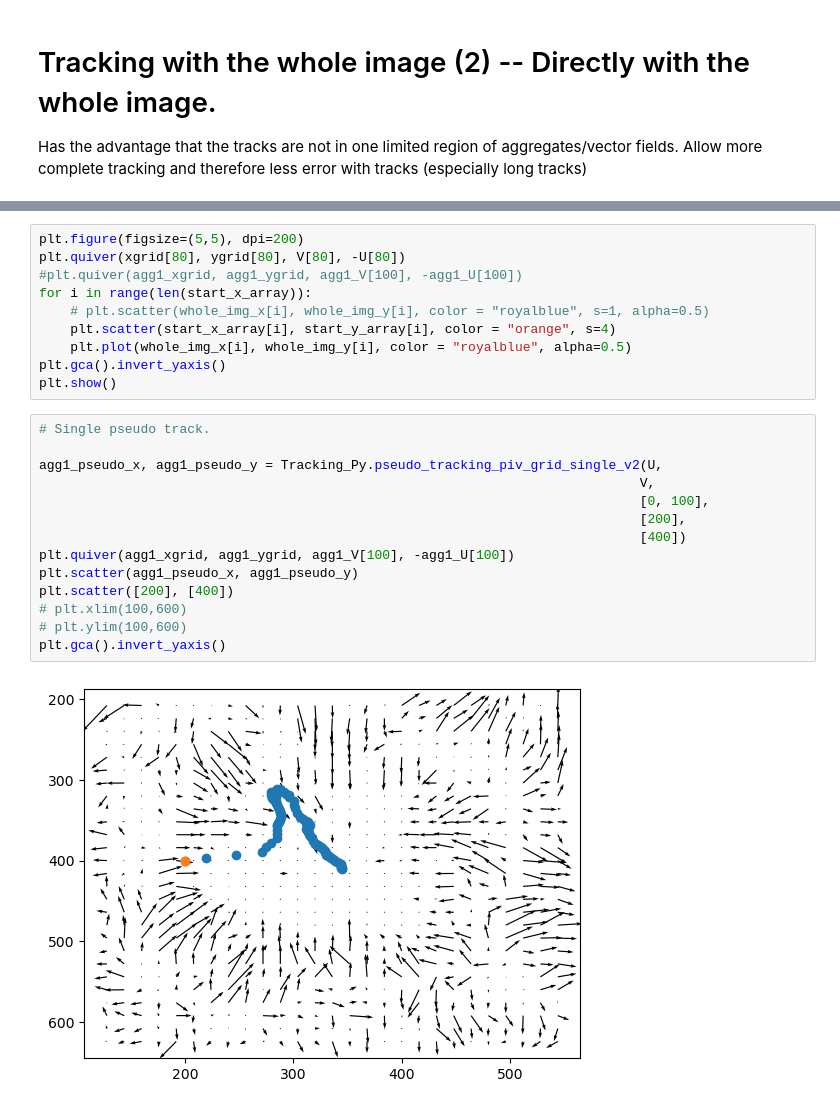
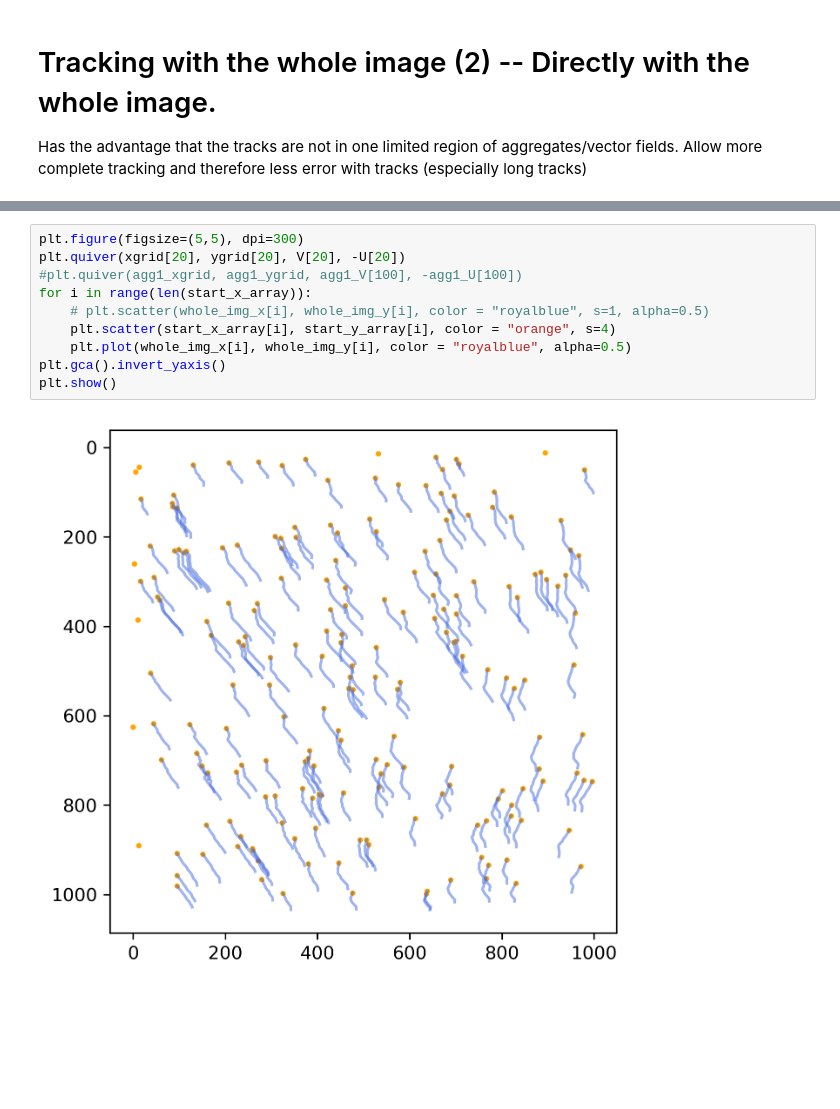
Before and after one commit to rzhou-space/PIV_analysis_headon_data, a Jupyter notebook: memGFP/Tracking_analysis_memGFP.ipynb, the cells around one changed output, grey strips where cells are left out. Saved outputs shown, nothing was run; the diff lists cells and outputs as text; blank space fills up the shorter version.

```diff
--- a/memGFP/Tracking_analysis_memGFP.ipynb
+++ b/memGFP/Tracking_analysis_memGFP.ipynb
@@ -52,26 +60,12 @@ IndexError: index 60 is out of bounds for axis 0 with size 32
 # %%
-plt.figure(figsize=(5,5), dpi=200)
-plt.quiver(xgrid[80], ygrid[80], V[80], -U[80])
+plt.figure(figsize=(5,5), dpi=300)
+plt.quiver(xgrid[20], ygrid[20], V[20], -U[20])
 #plt.quiver(agg1_xgrid, agg1_ygrid, agg1_V[100], -agg1_U[100])
 for i in range(len(start_x_array)):
     # plt.scatter(whole_img_x[i], whole_img_y[i], color = "royalblue", s=1, alpha=0.5)
     plt.scatter(start_x_array[i], start_y_array[i], color = "orange", s=4)
     plt.plot(whole_img_x[i], whole_img_y[i], color = "royalblue", alpha=0.5)
 plt.gca().invert_yaxis()
 plt.show()
+# %% [output]
+[figure, added]
-# %%
-# Single pseudo track.
-
-agg1_pseudo_x, agg1_pseudo_y = Tracking_Py.pseudo_tracking_piv_grid_single_v2(U,
-                                                                             V,
-                                                                             [0, 100],
-                                                                             [200],
-                                                                             [400])
-plt.quiver(agg1_xgrid, agg1_ygrid, agg1_V[100], -agg1_U[100])
-plt.scatter(agg1_pseudo_x, agg1_pseudo_y)
-plt.scatter([200], [400])
-# plt.xlim(100,600)
-# plt.ylim(100,600)
-plt.gca().invert_yaxis()
-# %% [output]
-[figure, removed]
```
Also changed, not shown: parts of 6 cells of this notebook, 3 other files.
